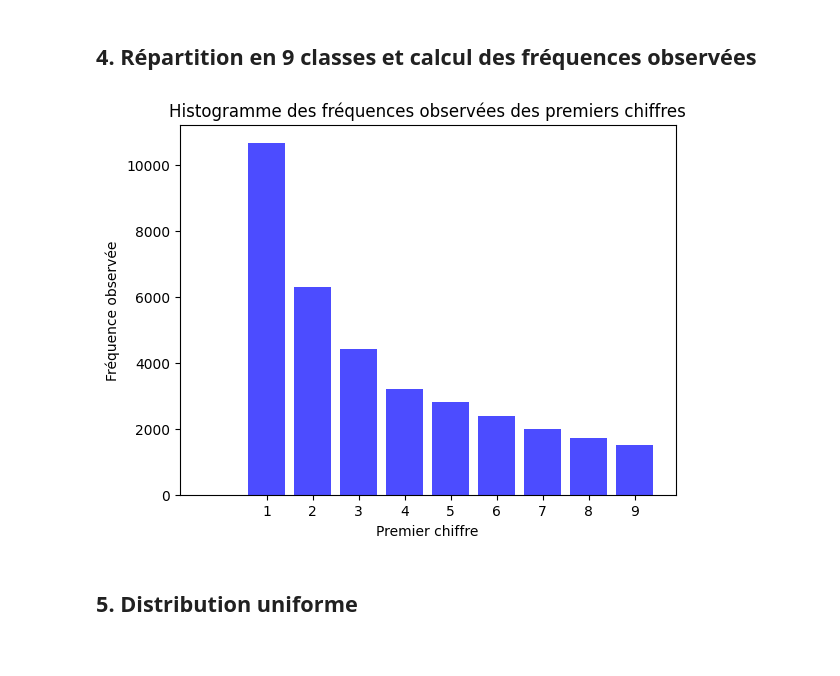
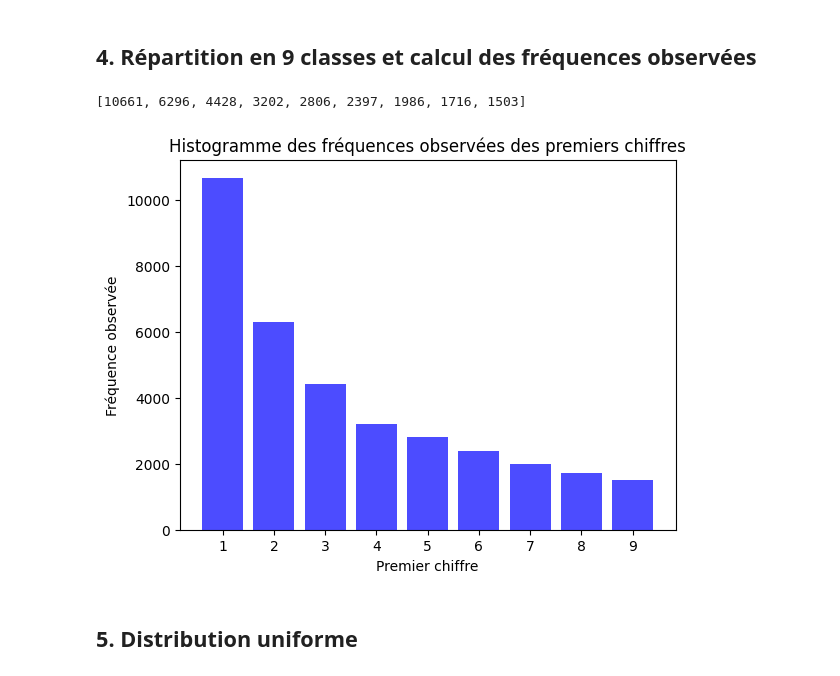
Before and after one commit to youluckk/Loi-Benford, a Jupyter notebook: Benford.ipynb, the cells around one changed output. Cells and saved outputs as stored; diff of their text form; code cells hidden in the pictures.

```diff
--- a/Benford.ipynb
+++ b/Benford.ipynb
@@ -80,20 +80,25 @@ ajouter_colonne_classe()
 # %%
 # Histogramme des fréquences observées
 def calcul_freq():
-    frequences_observees = df['Premier_chiffre'].value_counts().sort_index()
-    return frequences_observees
+    frequences = [0] * 9
 
-calcul_freq()
+    for valeur in df['Premier_chiffre']:
+        chiffre = int(valeur)
+        frequences[chiffre - 1] = frequences[chiffre - 1] + 1
+    return frequences
 
 frequences_observees = calcul_freq()
-plt.bar(frequences_observees.index, frequences_observees.values, color='blue', alpha=0.7)
+print(frequences_observees)
+
+plt.bar(range(1, 10), frequences_observees, color='blue', alpha=0.7)
 plt.xlabel('Premier chiffre')
 plt.ylabel('Fréquence observée')
 plt.title("Histogramme des fréquences observées des premiers chiffres")
 plt.xticks(range(1, 10))
 plt.show()
 # %% [output]
+[10661, 6296, 4428, 3202, 2806, 2397, 1986, 1716, 1503]
-[figure, old version]
+[figure, new version]
 # %% [markdown]
 ## 5. Distribution uniforme
 # %%
```
Also changed, not shown: parts of 3 cells of this notebook.
